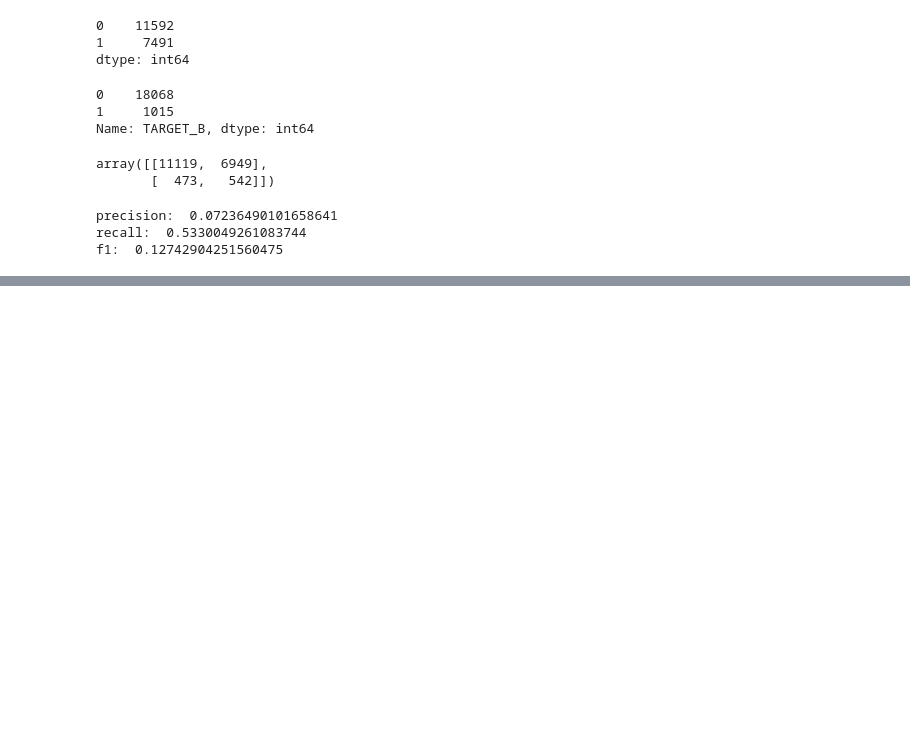
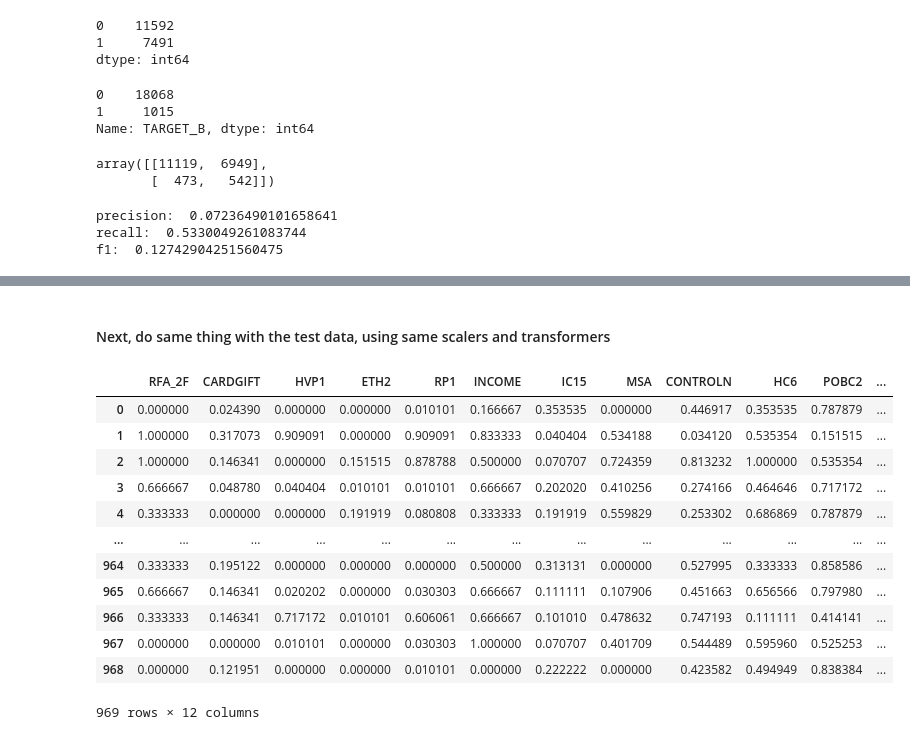
Before and after one commit to hollyjanedalton/lab-MORE-handling-data-imbalance-classification, a Jupyter notebook: Lab Handling Data Imbalance in Classification Models.ipynb, the cells around one changed output, grey strips where cells are left out. Saved outputs shown, nothing was run; the diff lists cells and outputs as text; code cells hidden in the pictures; blank space fills up the shorter version.

```diff
--- a/Lab Handling Data Imbalance in Classification Models.ipynb
+++ b/Lab Handling Data Imbalance in Classification Models.ipynb
@@ -1040,0 +1171,21 @@ Name: TARGET_D, Length: 95412, dtype: float64
+# %% [markdown]
+#### Next, do same thing with the test data, using same scalers and transformers
+# %%
+#using same transformer as in the train set
+X_test_normalized = transformer.transform(X_test_num)
+X_test_norm = pd.DataFrame(X_test_normalized, columns=X_test_num.columns)
+X_test_norm
+# %% [output]
+|  | RFA_2F | CARDGIFT | HVP1 | ETH2 | RP1 | INCOME | IC15 | MSA | CONTROLN | HC6 | POBC2 | ... |
+| 0 | 0.000000 | 0.024390 | 0.000000 | 0.000000 | 0.010101 | 0.166667 | 0.353535 | 0.000000 | 0.446917 | 0.353535 | 0.787879 | ... |
+| 1 | 1.000000 | 0.317073 | 0.909091 | 0.000000 | 0.909091 | 0.833333 | 0.040404 | 0.534188 | 0.034120 | 0.535354 | 0.151515 | ... |
+| 2 | 1.000000 | 0.146341 | 0.000000 | 0.151515 | 0.878788 | 0.500000 | 0.070707 | 0.724359 | 0.813232 | 1.000000 | 0.535354 | ... |
+| 3 | 0.666667 | 0.048780 | 0.040404 | 0.010101 | 0.010101 | 0.666667 | 0.202020 | 0.410256 | 0.274166 | 0.464646 | 0.717172 | ... |
+| 4 | 0.333333 | 0.000000 | 0.000000 | 0.191919 | 0.080808 | 0.333333 | 0.191919 | 0.559829 | 0.253302 | 0.686869 | 0.787879 | ... |
+| ... | ... | ... | ... | ... | ... | ... | ... | ... | ... | ... | ... | ... |
+| 964 | 0.333333 | 0.195122 | 0.000000 | 0.000000 | 0.000000 | 0.500000 | 0.313131 | 0.000000 | 0.527995 | 0.333333 | 0.858586 | ... |
+| 965 | 0.666667 | 0.146341 | 0.020202 | 0.000000 | 0.030303 | 0.666667 | 0.111111 | 0.107906 | 0.451663 | 0.656566 | 0.797980 | ... |
+| 966 | 0.333333 | 0.146341 | 0.717172 | 0.010101 | 0.606061 | 0.666667 | 0.101010 | 0.478632 | 0.747193 | 0.111111 | 0.414141 | ... |
+| 967 | 0.000000 | 0.000000 | 0.010101 | 0.000000 | 0.030303 | 1.000000 | 0.070707 | 0.401709 | 0.544489 | 0.595960 | 0.525253 | ... |
+| 968 | 0.000000 | 0.121951 | 0.000000 | 0.000000 | 0.010101 | 0.000000 | 0.222222 | 0.000000 | 0.423582 | 0.494949 | 0.838384 | ... |
+969 rows × 12 columns
```
Also changed, not shown: parts of 55 cells of this notebook.
